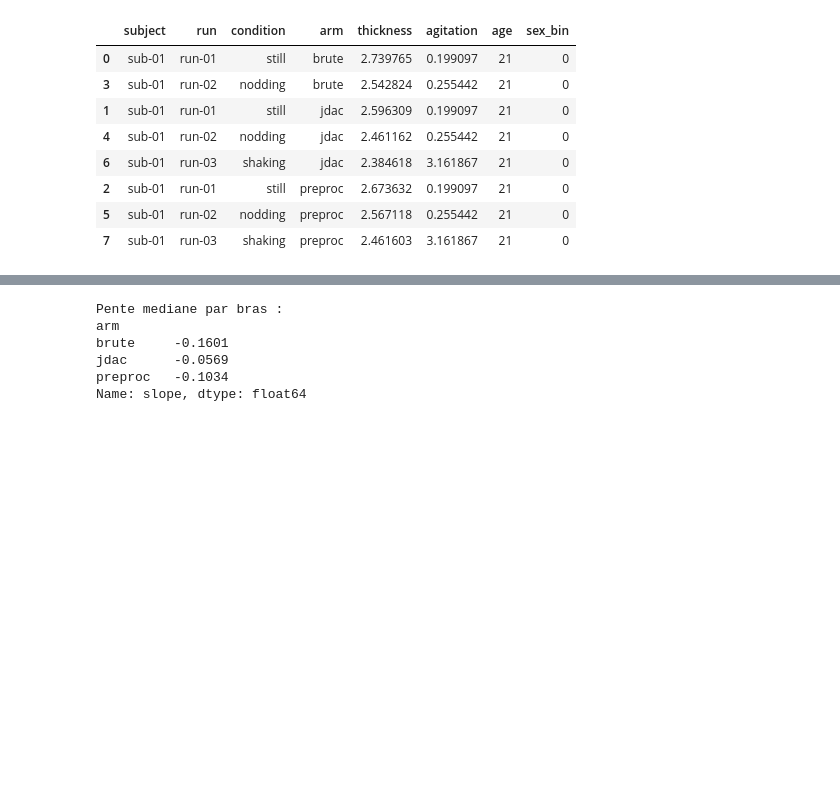
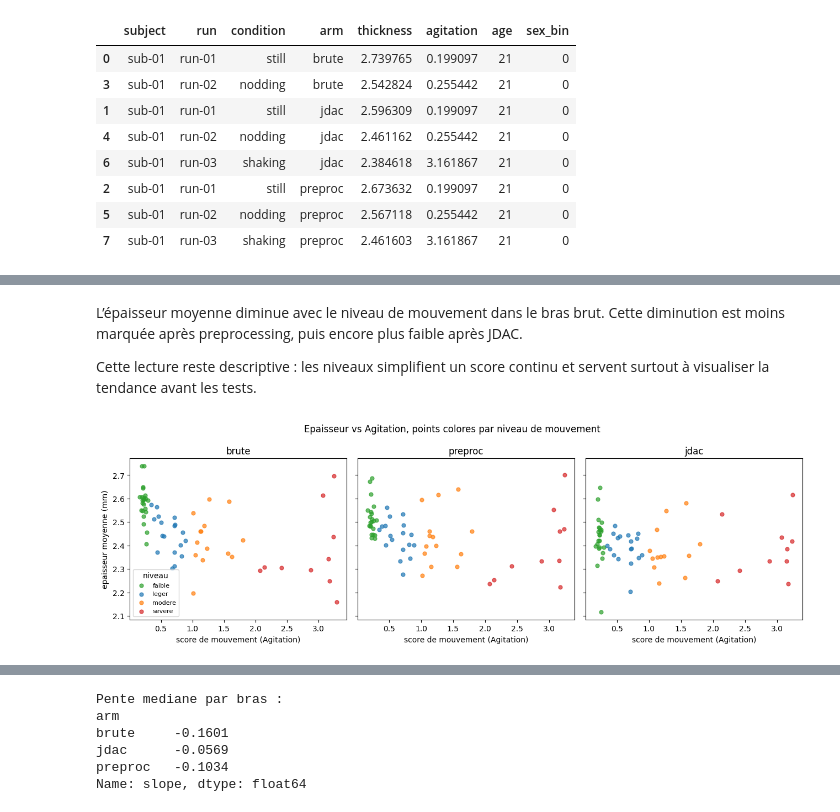
Before and after one commit to math-wil/jdac-motion-correction, a Jupyter notebook: pipelines/ds004332/phase4_compare_3bras/explore_3bras_rigide.ipynb, the cells around one changed output, grey strips where cells are left out. Drawn from its saved outputs; the diff is of its cells as text; code cells hidden in the pictures; blank space fills up the shorter version.

```diff
--- a/pipelines/ds004332/phase4_compare_3bras/explore_3bras_rigide.ipynb
+++ b/pipelines/ds004332/phase4_compare_3bras/explore_3bras_rigide.ipynb
@@ -250 +269,22 @@ Epaisseur moyenne (mm) par niveau de mouvement x bras
+# %% [markdown]
+  L’épaisseur moyenne diminue avec le niveau de mouvement dans le bras brut. Cette diminution est moins marquée après
+  preprocessing, puis encore plus faible après JDAC.
+
+  Cette lecture reste descriptive : les niveaux simplifient un score continu et servent surtout à visualiser la tendance
+  avant les tests.
+# %%
+# Nuage : epaisseur vs Agitation, points colores par niveau de mouvement, un panneau par bras
+col_niv = {"faible": "tab:green", "leger": "tab:blue", "modere": "tab:orange", "severe": "tab:red"}
+fig, axes = plt.subplots(1, 3, figsize=(13, 4.2), sharey=True)
+for ax, arm in zip(axes, ["brute", "preproc", "jdac"]):
+    sub = gb[gb["arm"] == arm]
+    for niv, s in sub.groupby("niveau", observed=True):
+        ax.scatter(s["agitation"], s["thickness"], s=24, alpha=0.7, color=col_niv[niv], label=niv)
+    ax.set_title(arm); ax.set_xlabel("score de mouvement (Agitation)")
+axes[0].set_ylabel("epaisseur moyenne (mm)")
+axes[0].legend(title="niveau", fontsize=8)
+fig.suptitle("Epaisseur vs Agitation, points colores par niveau de mouvement")
+plt.tight_layout(); plt.show()
+# %% [output]
+[figure, added]
 # %% [markdown]
```
Also changed, not shown: parts of 21 cells of this notebook, 1 other file.
